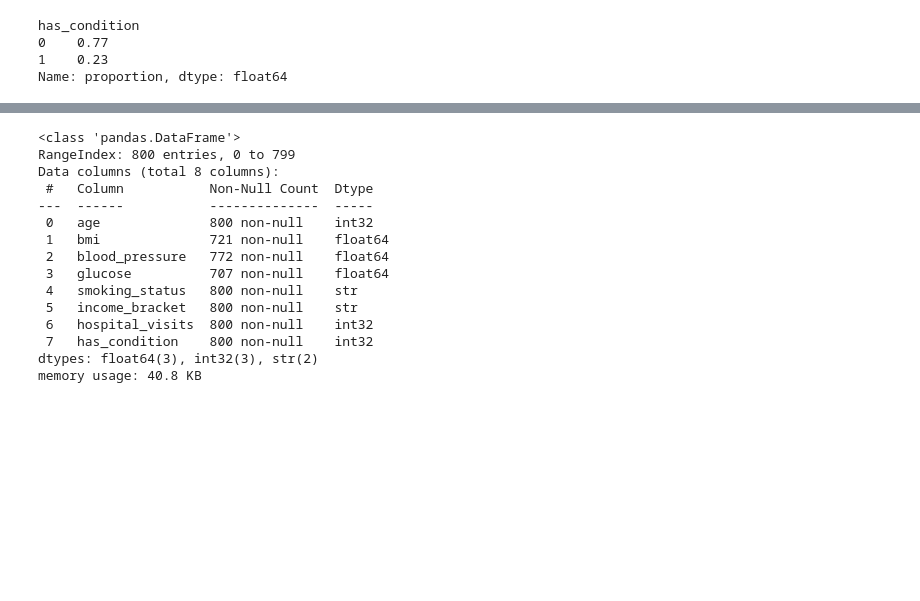
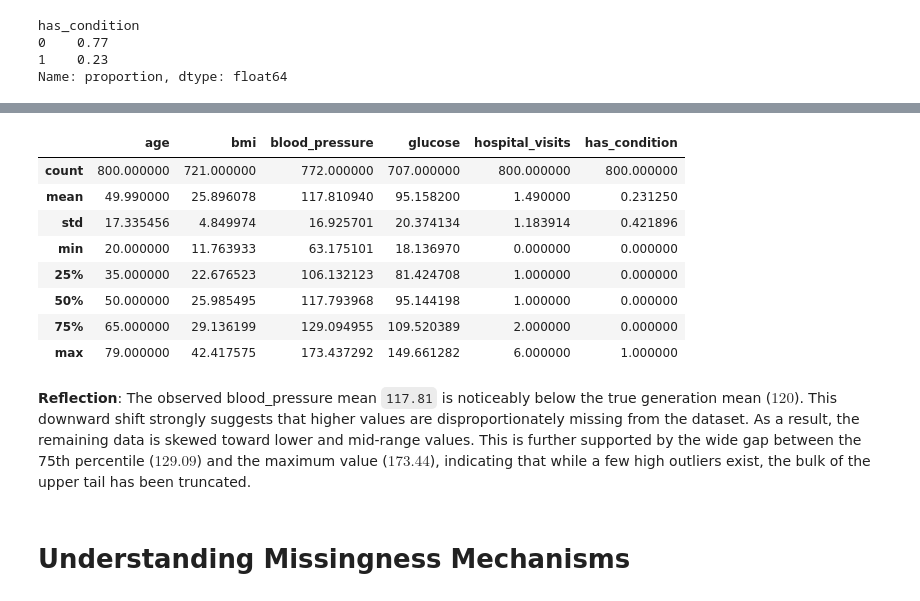
Before and after one commit to Wewds1/Learning_ML, a Jupyter notebook: 02_imputation_and_missing_data/lesson_2.ipynb, the cells around one changed output, grey strips where cells are left out. Drawn from its saved outputs; the diff is of its cells as text; code cells hidden in the pictures; blank space fills up the shorter version.

Commit message:
day 2: more learning for missingness and understanding of missingness

```diff
--- a/02_imputation_and_missing_data/lesson_2.ipynb
+++ b/02_imputation_and_missing_data/lesson_2.ipynb
@@ -170,18 +160,16 @@ Passing `palette` without assigning `hue` is deprecated and will be removed in v
 # %%
-df.info()
+df.describe()
 # %% [output]
-<class 'pandas.DataFrame'>
-RangeIndex: 800 entries, 0 to 799
-Data columns (total 8 columns):
- #   Column           Non-Null Count  Dtype
----  ------           --------------  -----
- 0   age              800 non-null    int32
- 1   bmi              721 non-null    float64
- 2   blood_pressure   772 non-null    float64
- 3   glucose          707 non-null    float64
- 4   smoking_status   800 non-null    str
- 5   income_bracket   800 non-null    str
- 6   hospital_visits  800 non-null    int32
- 7   has_condition    800 non-null    int32
-dtypes: float64(3), int32(3), str(2)
-memory usage: 40.8 KB
+|  | age | bmi | blood_pressure | glucose | hospital_visits | has_condition |
+| count | 800.000000 | 721.000000 | 772.000000 | 707.000000 | 800.000000 | 800.000000 |
+| mean | 49.990000 | 25.896078 | 117.810940 | 95.158200 | 1.490000 | 0.231250 |
+| std | 17.335456 | 4.849974 | 16.925701 | 20.374134 | 1.183914 | 0.421896 |
+| min | 20.000000 | 11.763933 | 63.175101 | 18.136970 | 0.000000 | 0.000000 |
+| 25% | 35.000000 | 22.676523 | 106.132123 | 81.424708 | 1.000000 | 0.000000 |
+| 50% | 50.000000 | 25.985495 | 117.793968 | 95.144198 | 1.000000 | 0.000000 |
+| 75% | 65.000000 | 29.136199 | 129.094955 | 109.520389 | 2.000000 | 0.000000 |
+| max | 79.000000 | 42.417575 | 173.437292 | 149.661282 | 6.000000 | 1.000000 |
+# %% [markdown]
+**Reflection**: The observed blood_pressure mean `117.81` is noticeably below the true generation mean ($120$). This downward shift strongly suggests that higher values are disproportionately missing from the dataset. As a result, the remaining data is skewed toward lower and mid-range values. This is further supported by the wide gap between the 75th percentile ($129.09$) and the maximum value ($173.44$), indicating that while a few high outliers exist, the bulk of the upper tail has been truncated.
+# %% [markdown]
+# Understanding Missingness Mechanisms
```
Also changed, not shown: parts of 1 cell of this notebook.
